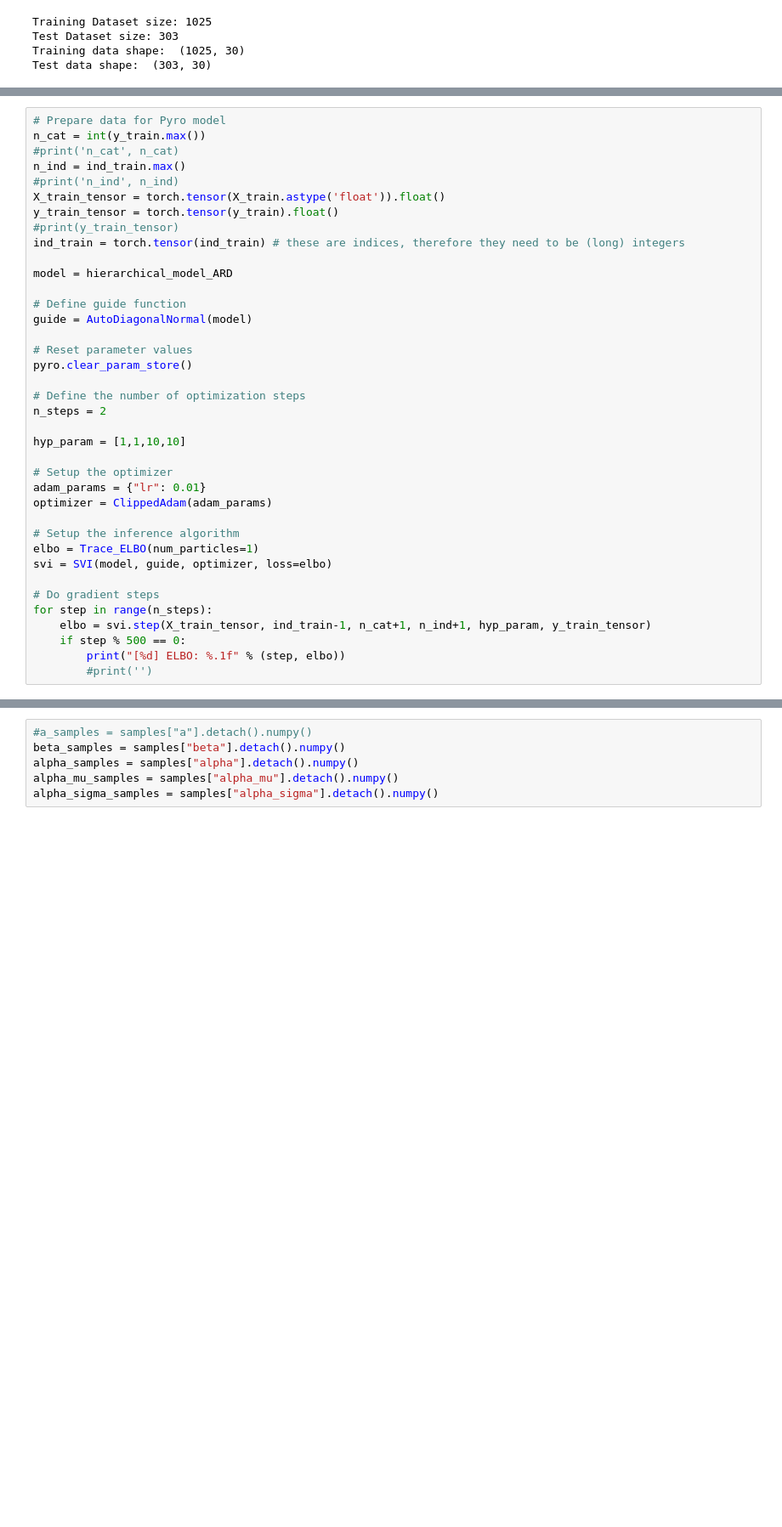
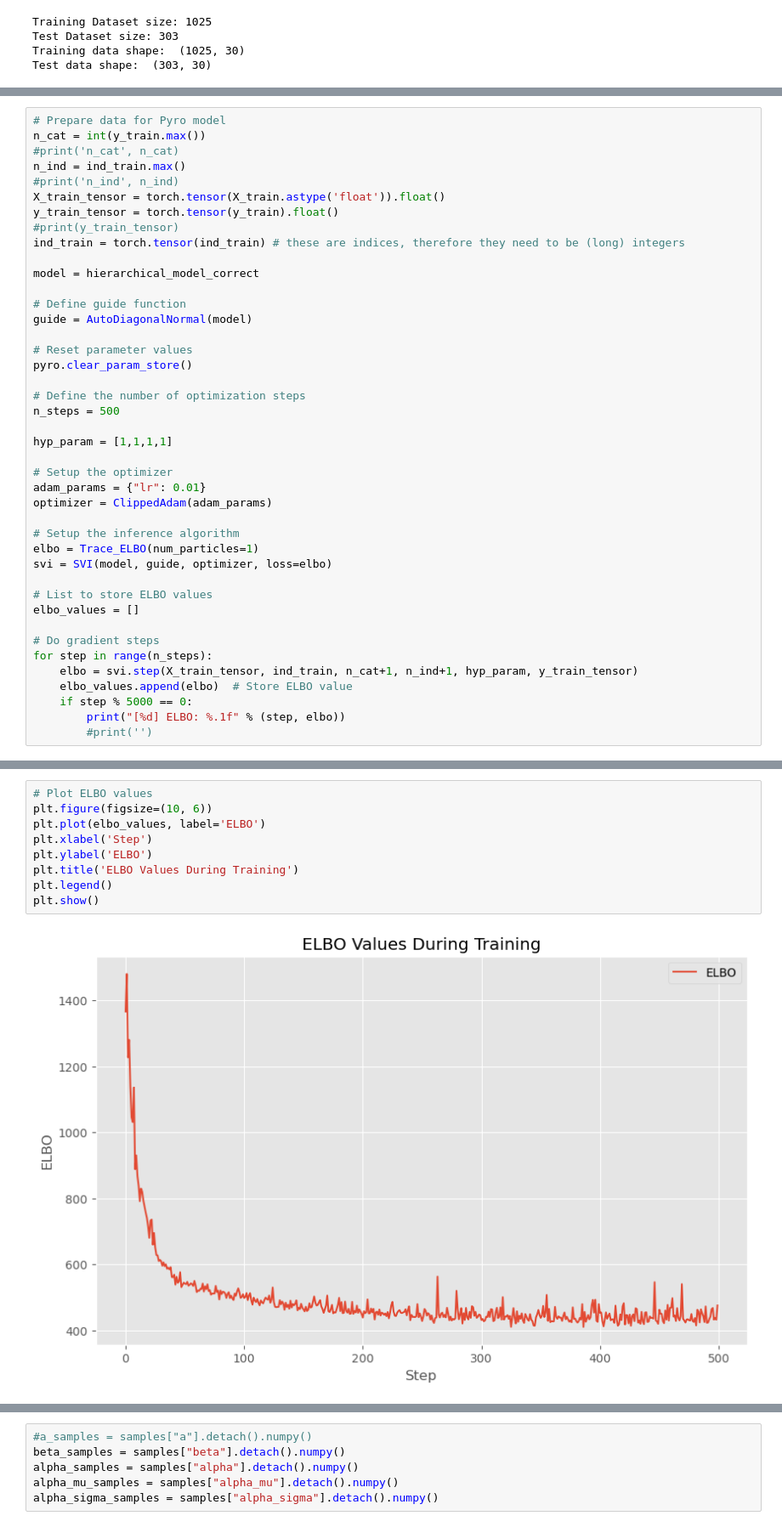
Before and after one commit to Frederik12345678/MBML-Water_quality, a Jupyter notebook: Hierarchical.ipynb, the cells around one changed output, grey strips where cells are left out. Shown at 85% size. Cells and saved outputs as stored; diff of their text form; blank space fills up the shorter version.

```diff
--- a/Hierarchical.ipynb
+++ b/Hierarchical.ipynb
@@ -105,7 +122,7 @@ y_train_tensor = torch.tensor(y_train).float()
 #print(y_train_tensor)
 ind_train = torch.tensor(ind_train) # these are indices, therefore they need to be (long) integers
 
-model = hierarchical_model_ARD
+model = hierarchical_model_correct
 
 # Define guide function
 guide = AutoDiagonalNormal(model)
@@ -114,9 +131,9 @@ guide = AutoDiagonalNormal(model)
 pyro.clear_param_store()
 
 # Define the number of optimization steps
-n_steps = 2
+n_steps = 500
 
-hyp_param = [1,1,10,10]
+hyp_param = [1,1,1,1]
 
 # Setup the optimizer
 adam_params = {"lr": 0.01}
@@ -126,10 +143,14 @@ optimizer = ClippedAdam(adam_params)
 elbo = Trace_ELBO(num_particles=1)
 svi = SVI(model, guide, optimizer, loss=elbo)
 
+# List to store ELBO values
+elbo_values = []
+
 # Do gradient steps
 for step in range(n_steps):
-    elbo = svi.step(X_train_tensor, ind_train-1, n_cat+1, n_ind+1, hyp_param, y_train_tensor)
-    if step % 500 == 0:
+    elbo = svi.step(X_train_tensor, ind_train, n_cat+1, n_ind+1, hyp_param, y_train_tensor)
+    elbo_values.append(elbo)  # Store ELBO value
+    if step % 5000 == 0:
         print("[%d] ELBO: %.1f" % (step, elbo))
         #print('')
 # %% [output]
@@ -153,3 +158,14 @@ val shape:  tensor([[-2.4220,  2.8934],
+# %%
+# Plot ELBO values
+plt.figure(figsize=(10, 6))
+plt.plot(elbo_values, label='ELBO')
+plt.xlabel('Step')
+plt.ylabel('ELBO')
+plt.title('ELBO Values During Training')
+plt.legend()
+plt.show()
+# %% [output]
+[figure, added]
 # %%
 from pyro.infer import Predictive
 
```
Also changed, not shown: parts of 4 cells of this notebook, 2 other files.
